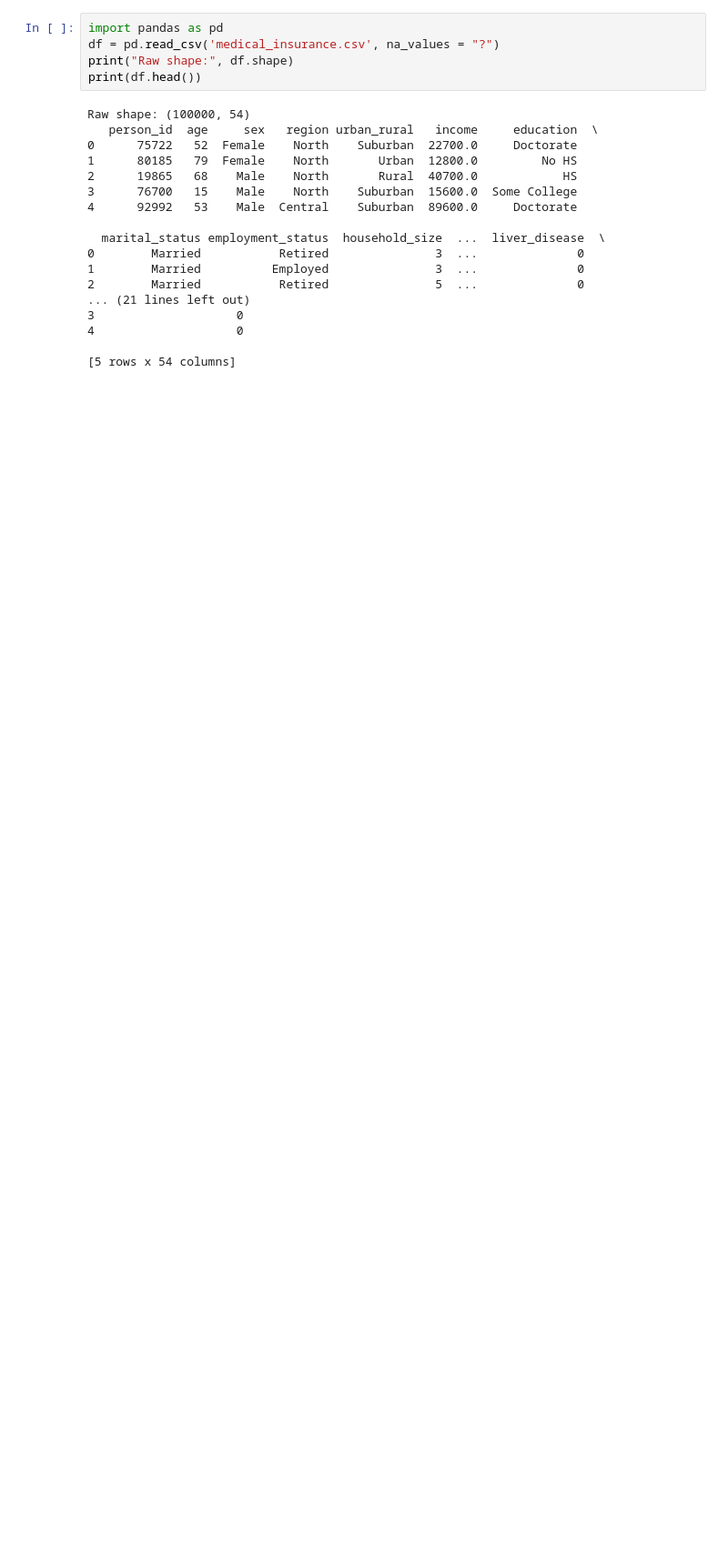
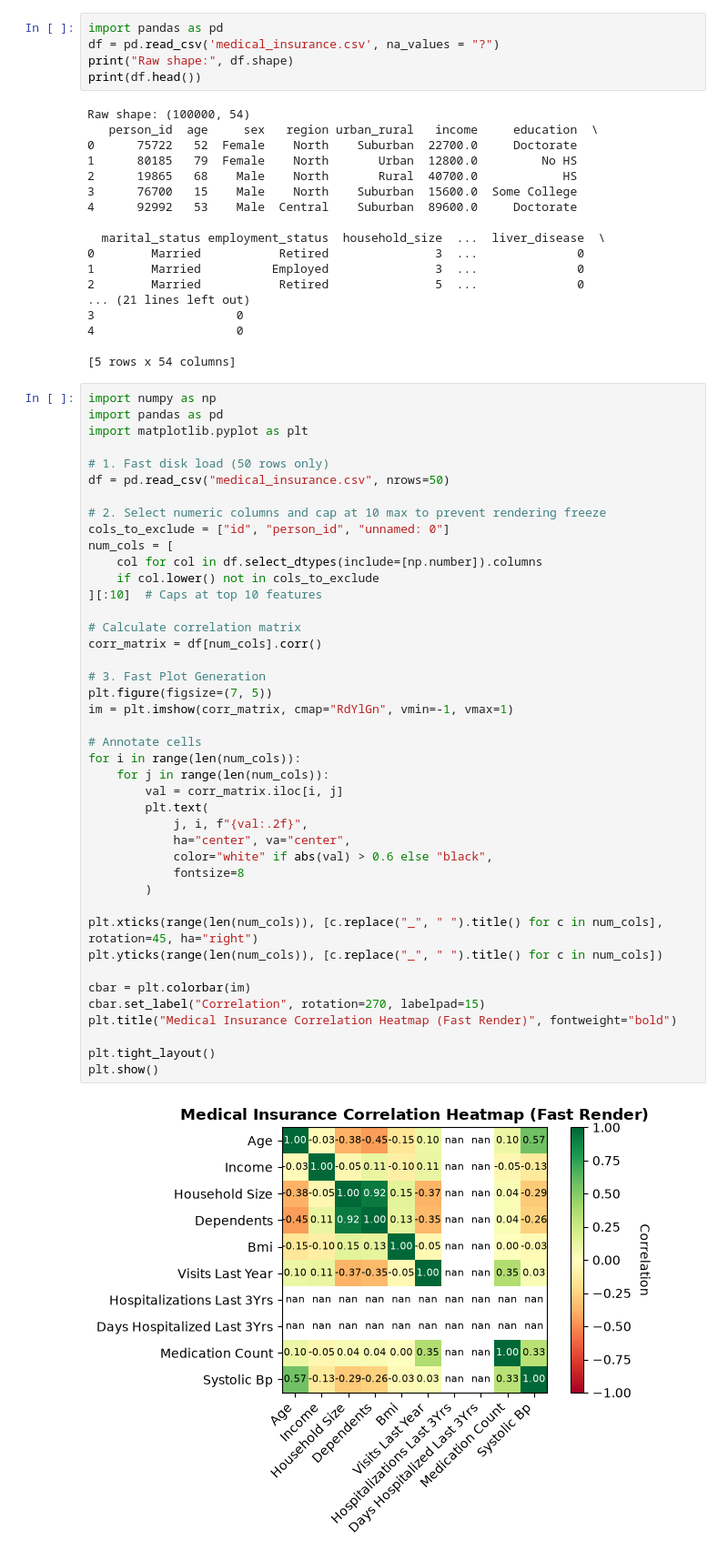
Before and after one commit to hrt9888/ENGE707-Group-Project-DBI, a Jupyter notebook: tester1.ipynb, the cells around one changed output. Shown at 91% size. Drawn from its saved outputs; the diff is of its cells as text; blank space fills up the shorter version.

```diff
--- a/tester1.ipynb
+++ b/tester1.ipynb
@@ -21,3 +21,47 @@ Raw shape: (100000, 54)
 4                    0
 
 [5 rows x 54 columns]
+# %%
+import numpy as np
+import pandas as pd
+import matplotlib.pyplot as plt
+
+# 1. Fast disk load (50 rows only)
+df = pd.read_csv("medical_insurance.csv", nrows=50)
+
+# 2. Select numeric columns and cap at 10 max to prevent rendering freeze
+cols_to_exclude = ["id", "person_id", "unnamed: 0"]
+num_cols = [
+    col for col in df.select_dtypes(include=[np.number]).columns
+    if col.lower() not in cols_to_exclude
+][:10]  # Caps at top 10 features
+
+# Calculate correlation matrix
+corr_matrix = df[num_cols].corr()
+
+# 3. Fast Plot Generation
+plt.figure(figsize=(7, 5))
+im = plt.imshow(corr_matrix, cmap="RdYlGn", vmin=-1, vmax=1)
+
+# Annotate cells
+for i in range(len(num_cols)):
+    for j in range(len(num_cols)):
+        val = corr_matrix.iloc[i, j]
+        plt.text(
+            j, i, f"{val:.2f}",
+            ha="center", va="center",
+            color="white" if abs(val) > 0.6 else "black",
+            fontsize=8
+        )
+
+plt.xticks(range(len(num_cols)), [c.replace("_", " ").title() for c in num_cols], rotation=45, ha="right")
+plt.yticks(range(len(num_cols)), [c.replace("_", " ").title() for c in num_cols])
+
+cbar = plt.colorbar(im)
+cbar.set_label("Correlation", rotation=270, labelpad=15)
+plt.title("Medical Insurance Correlation Heatmap (Fast Render)", fontweight="bold")
+
+plt.tight_layout()
+plt.show()
+# %% [output]
+[figure, added]
```
Also changed, not shown: 1 other file.
